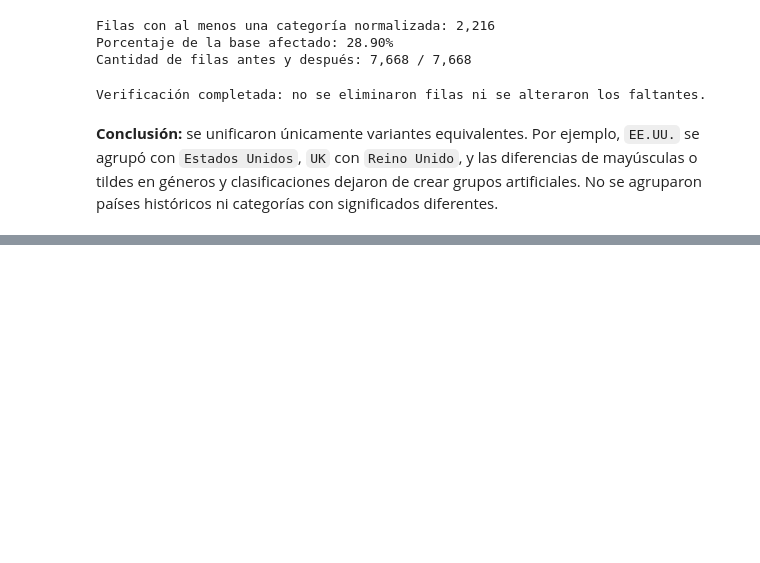
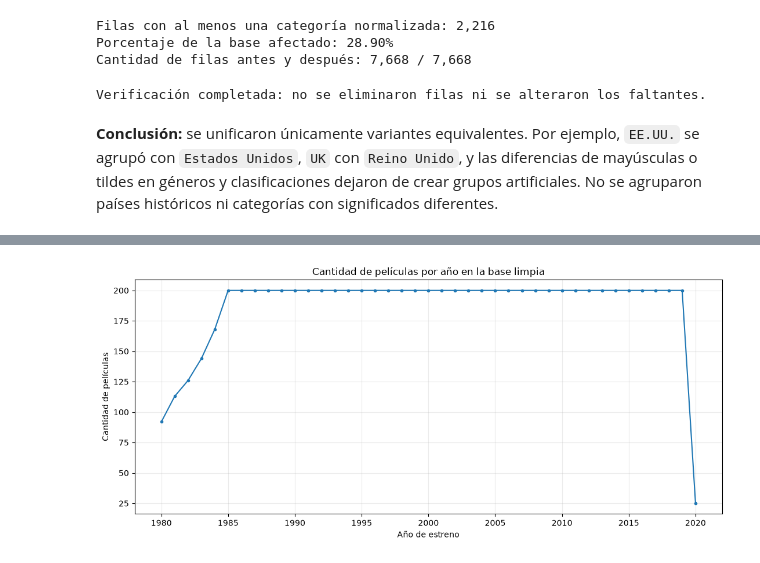
Before and after one commit to alvareezvicente-code/Vicente-Alvarez-programacion-analitica-2, a Jupyter notebook: notebooks/analisis.ipynb, the cells around one changed output, grey strips where cells are left out. Cells and saved outputs as stored; diff of their text form; code cells hidden in the pictures; blank space fills up the shorter version.

Commit message:
Analizar cobertura temporal

```diff
--- a/notebooks/analisis.ipynb
+++ b/notebooks/analisis.ipynb
@@ -860,0 +886,14 @@ Verificación completada: no se eliminaron filas ni se alteraron los faltantes.
+# %%
+cobertura_por_anio = (
+    peliculas_limpias.groupby("anio_estreno")
+    .agg(
+        cantidad_peliculas=("id_pelicula", "size"),
+        fechas_faltantes=("fecha_estreno", lambda serie: serie.isna().sum()),
+    )
+    .reset_index()
+)
+cobertura_por_anio["porcentaje_fecha_faltante"] = (
+    cobertura_por_anio["fechas_faltantes"]
+    / cobertura_por_anio["cantidad_peliculas"] * 100
+)
+cobertura_por_anio
@@ -860,0 +918,18 @@ Verificación completada: no se eliminaron filas ni se alteraron los faltantes.
+# %%
+import matplotlib.pyplot as plt
+
+fig, ax = plt.subplots(figsize=(11, 5))
+ax.plot(
+    cobertura_por_anio["anio_estreno"],
+    cobertura_por_anio["cantidad_peliculas"],
+    marker="o",
+    markersize=3,
+)
+ax.set_title("Cantidad de películas por año en la base limpia")
+ax.set_xlabel("Año de estreno")
+ax.set_ylabel("Cantidad de películas")
+ax.grid(alpha=0.25)
+plt.tight_layout()
+plt.show()
+# %% [output]
+[figure, added]
```
Also changed, not shown: parts of 5 cells of this notebook.
